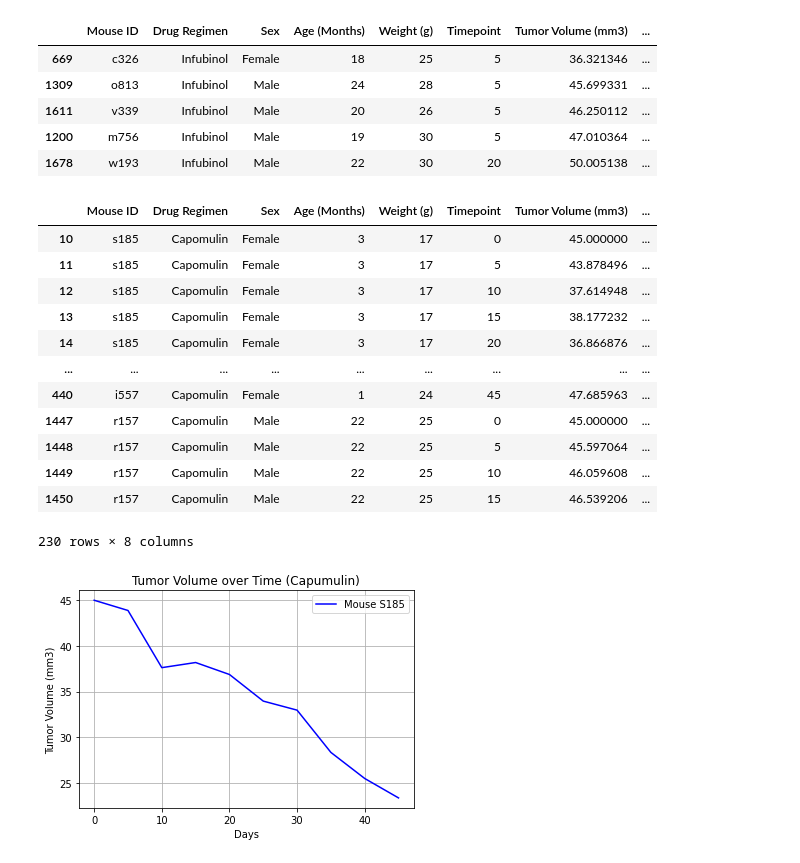
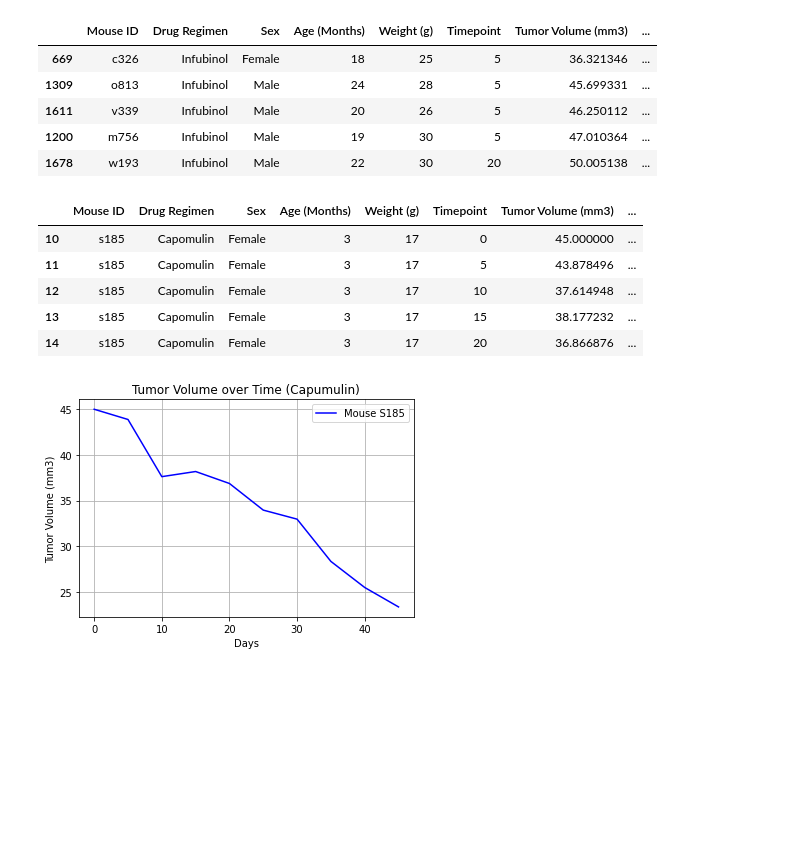
Before and after one commit to kplam624/Mice-Drug-Analysis, a Jupyter notebook: Submission/main_submission.ipynb, the cells around one changed output. Drawn from its saved outputs; the diff is of its cells as text; code cells hidden in the pictures; blank space fills up the shorter version.

```diff
--- a/Submission/main_submission.ipynb
+++ b/Submission/main_submission.ipynb
@@ -340,23 +340,16 @@ infubinol_df.sort_values(["Tumor Volume (mm3)"],ascending = True).head()
 # %%
 # Searching through the dataframe for mice using Capomulin
 mouse_cap = combined_table_df.loc[(combined_table_df['Drug Regimen'] == 'Capomulin')]
 
 # We would like to select one mouse(preferably with multiple timepoints)
-mouse_cap
+mouse_cap.head()
 # %% [output]
 |  | Mouse ID | Drug Regimen | Sex | Age (Months) | Weight (g) | Timepoint | Tumor Volume (mm3) | ... |
 | 10 | s185 | Capomulin | Female | 3 | 17 | 0 | 45.000000 | ... |
 | 11 | s185 | Capomulin | Female | 3 | 17 | 5 | 43.878496 | ... |
 | 12 | s185 | Capomulin | Female | 3 | 17 | 10 | 37.614948 | ... |
 | 13 | s185 | Capomulin | Female | 3 | 17 | 15 | 38.177232 | ... |
 | 14 | s185 | Capomulin | Female | 3 | 17 | 20 | 36.866876 | ... |
-| ... | ... | ... | ... | ... | ... | ... | ... | ... |
-| 440 | i557 | Capomulin | Female | 1 | 24 | 45 | 47.685963 | ... |
-| 1447 | r157 | Capomulin | Male | 22 | 25 | 0 | 45.000000 | ... |
-| 1448 | r157 | Capomulin | Male | 22 | 25 | 5 | 45.597064 | ... |
-| 1449 | r157 | Capomulin | Male | 22 | 25 | 10 | 46.059608 | ... |
-| 1450 | r157 | Capomulin | Male | 22 | 25 | 15 | 46.539206 | ... |
-230 rows × 8 columns
 # %%
 # In this case, mouse s185 will be used for the line graph.
 mouse = 's185'
```
Also changed, not shown: parts of 5 cells of this notebook, 3 other files.
